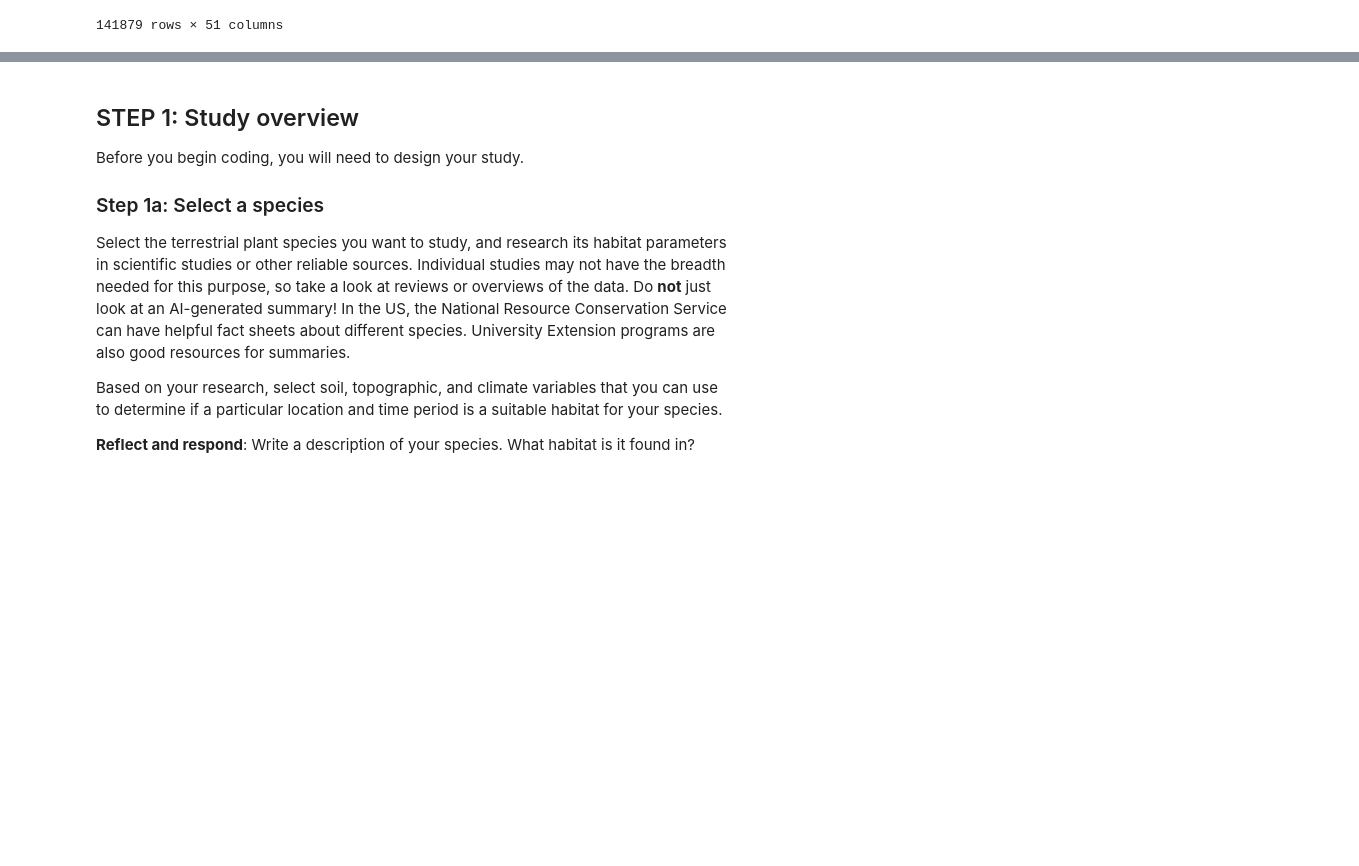
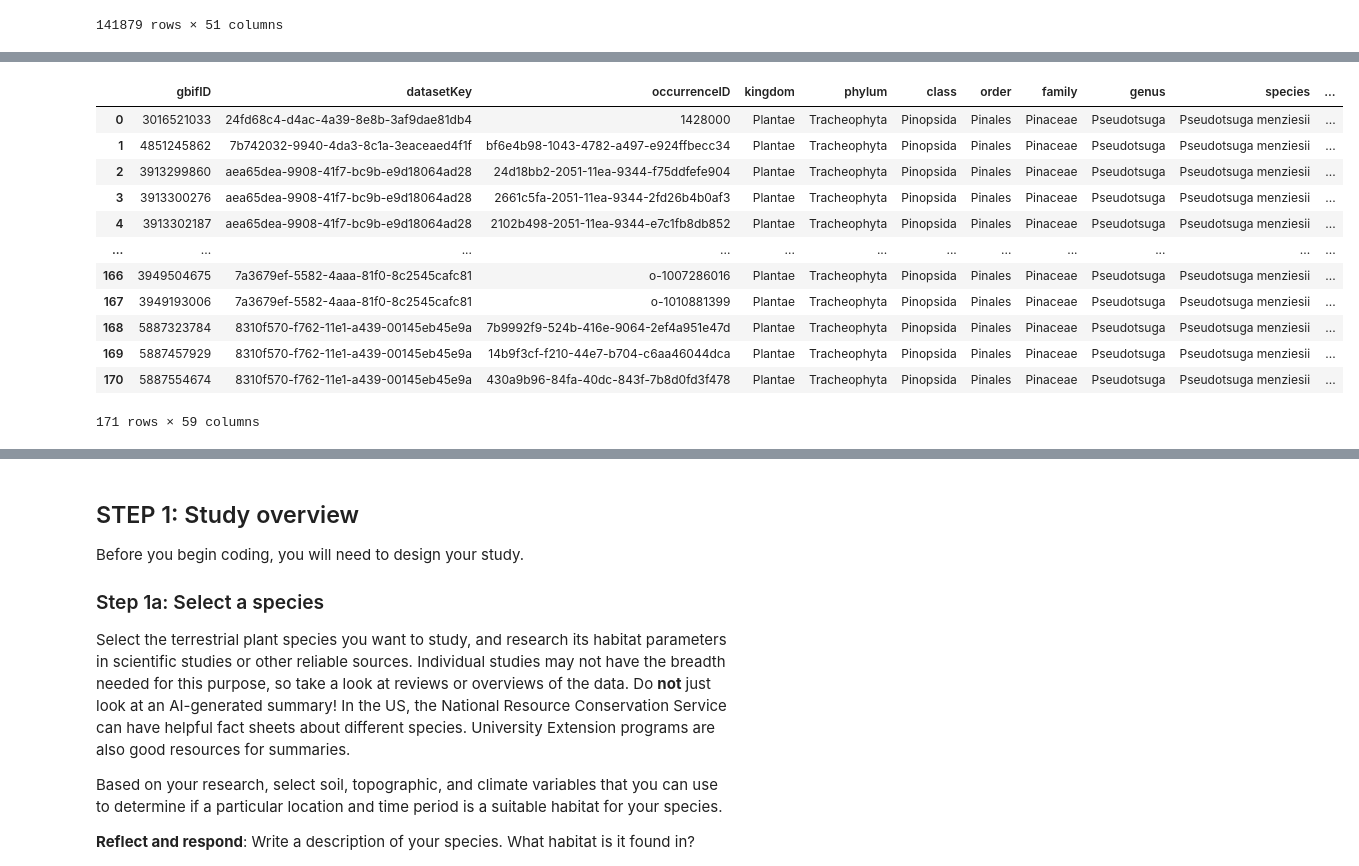
Before and after one commit to earthlab-education/spring-03-habitat-suitability-climate-change-nym-veach, a Jupyter notebook: habitat_suitability.ipynb, the cells around one changed output, grey strips where cells are left out. Drawn from its saved outputs; the diff is of its cells as text; code cells hidden in the pictures; blank space fills up the shorter version.

```diff
--- a/habitat_suitability.ipynb
+++ b/habitat_suitability.ipynb
@@ -374,0 +436,20 @@ DataSourceError: C:\Users\nymve\Documents\education\earth-data-analytics\spring-
+# %%
+# Intersect with GBIF data with Olympic
+douglas_olympic = gpd.overlay(gbif_gdf, olympic_gdf, how = 'intersection')
+
+# Check it out
+douglas_olympic
+# %% [output]
+|  | gbifID | datasetKey | occurrenceID | kingdom | phylum | class | order | family | genus | species | ... |
+| 0 | 3016521033 | 24fd68c4-d4ac-4a39-8e8b-3af9dae81db4 | 1428000 | Plantae | Tracheophyta | Pinopsida | Pinales | Pinaceae | Pseudotsuga | Pseudotsuga menziesii | ... |
+| 1 | 4851245862 | 7b742032-9940-4da3-8c1a-3eaceaed4f1f | bf6e4b98-1043-4782-a497-e924ffbecc34 | Plantae | Tracheophyta | Pinopsida | Pinales | Pinaceae | Pseudotsuga | Pseudotsuga menziesii | ... |
+| 2 | 3913299860 | aea65dea-9908-41f7-bc9b-e9d18064ad28 | 24d18bb2-2051-11ea-9344-f75ddfefe904 | Plantae | Tracheophyta | Pinopsida | Pinales | Pinaceae | Pseudotsuga | Pseudotsuga menziesii | ... |
+| 3 | 3913300276 | aea65dea-9908-41f7-bc9b-e9d18064ad28 | 2661c5fa-2051-11ea-9344-2fd26b4b0af3 | Plantae | Tracheophyta | Pinopsida | Pinales | Pinaceae | Pseudotsuga | Pseudotsuga menziesii | ... |
+| 4 | 3913302187 | aea65dea-9908-41f7-bc9b-e9d18064ad28 | 2102b498-2051-11ea-9344-e7c1fb8db852 | Plantae | Tracheophyta | Pinopsida | Pinales | Pinaceae | Pseudotsuga | Pseudotsuga menziesii | ... |
+| ... | ... | ... | ... | ... | ... | ... | ... | ... | ... | ... | ... |
+| 166 | 3949504675 | 7a3679ef-5582-4aaa-81f0-8c2545cafc81 | o-1007286016 | Plantae | Tracheophyta | Pinopsida | Pinales | Pinaceae | Pseudotsuga | Pseudotsuga menziesii | ... |
+| 167 | 3949193006 | 7a3679ef-5582-4aaa-81f0-8c2545cafc81 | o-1010881399 | Plantae | Tracheophyta | Pinopsida | Pinales | Pinaceae | Pseudotsuga | Pseudotsuga menziesii | ... |
+| 168 | 5887323784 | 8310f570-f762-11e1-a439-00145eb45e9a | 7b9992f9-524b-416e-9064-2ef4a951e47d | Plantae | Tracheophyta | Pinopsida | Pinales | Pinaceae | Pseudotsuga | Pseudotsuga menziesii | ... |
+| 169 | 5887457929 | 8310f570-f762-11e1-a439-00145eb45e9a | 14b9f3cf-f210-44e7-b704-c6aa46044dca | Plantae | Tracheophyta | Pinopsida | Pinales | Pinaceae | Pseudotsuga | Pseudotsuga menziesii | ... |
+| 170 | 5887554674 | 8310f570-f762-11e1-a439-00145eb45e9a | 430a9b96-84fa-40dc-843f-7b8d0fd3f478 | Plantae | Tracheophyta | Pinopsida | Pinales | Pinaceae | Pseudotsuga | Pseudotsuga menziesii | ... |
+171 rows × 59 columns
```
Also changed, not shown: parts of 21 cells of this notebook, 16 other files.
